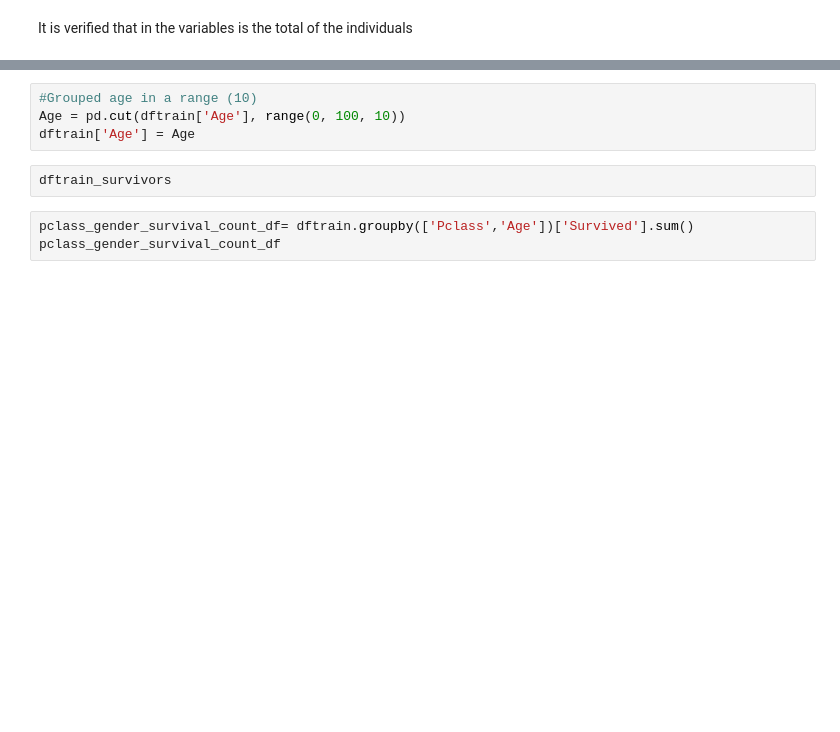
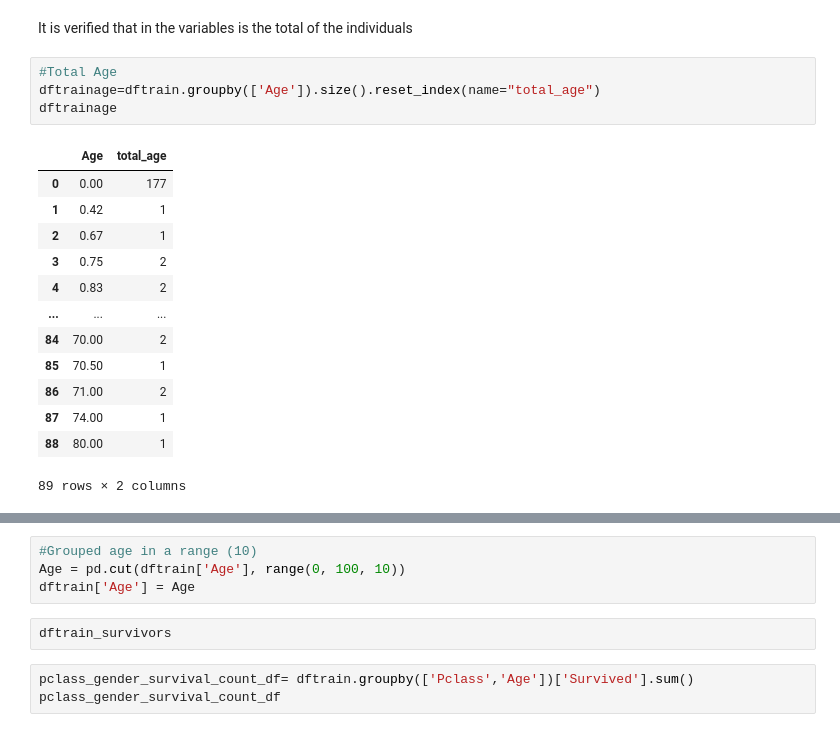
Before and after one commit to Data-Alliance-For-Science/Code-Titanic, a Jupyter notebook: titanic.ipynb, the cells around one changed output, grey strips where cells are left out. Saved outputs shown, nothing was run; the diff lists cells and outputs as text; blank space fills up the shorter version.

```diff
--- a/titanic.ipynb
+++ b/titanic.ipynb
@@ -78,2 +181,20 @@ len(matriz2) #Number of unique values of the Sex variable
 # %% [markdown]
 It is verified that in the variables is the total of the individuals
+# %%
+#Total Age
+dftrainage=dftrain.groupby(['Age']).size().reset_index(name="total_age")
+dftrainage
+# %% [output]
+|  | Age | total_age |
+| 0 | 0.00 | 177 |
+| 1 | 0.42 | 1 |
+| 2 | 0.67 | 1 |
+| 3 | 0.75 | 2 |
+| 4 | 0.83 | 2 |
+| ... | ... | ... |
+| 84 | 70.00 | 2 |
+| 85 | 70.50 | 1 |
+| 86 | 71.00 | 2 |
+| 87 | 74.00 | 1 |
+| 88 | 80.00 | 1 |
+89 rows × 2 columns
```
Also changed, not shown: parts of 56 cells of this notebook.
